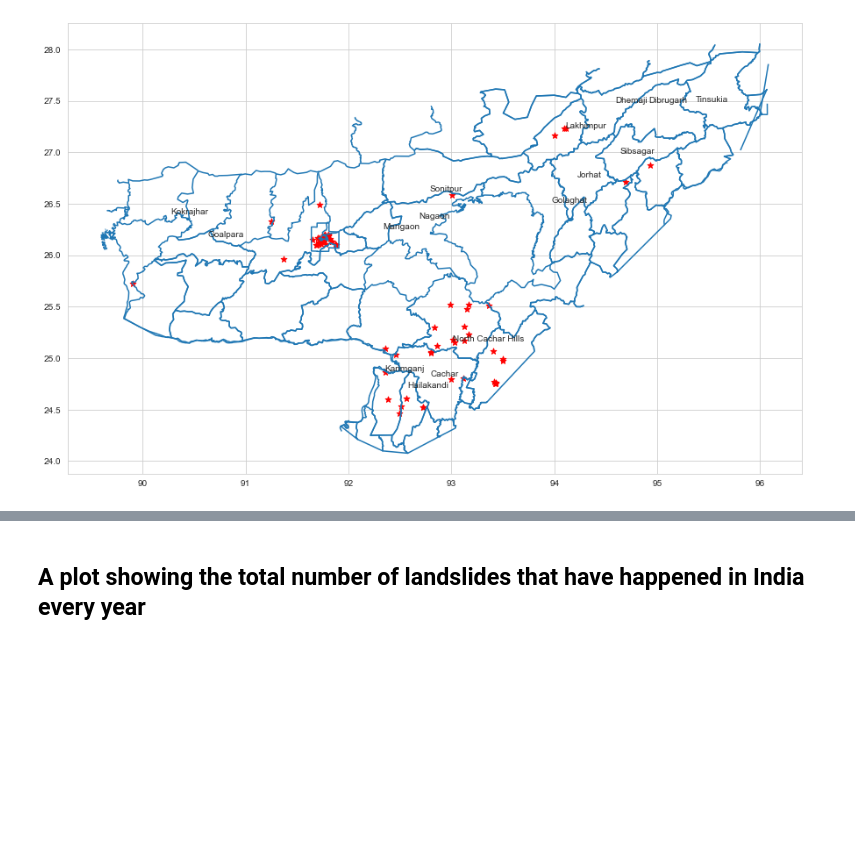
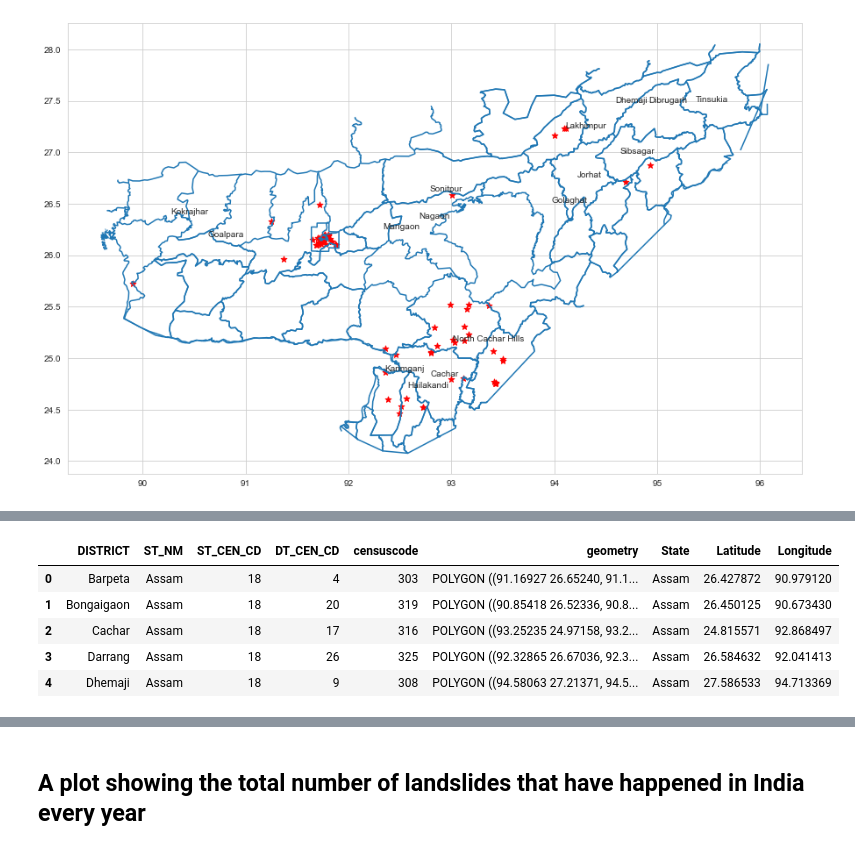
Before and after one commit to rishisinhanj/India-Data-Visualization, a Jupyter notebook: New Landslide.ipynb, the cells around one changed output, grey strips where cells are left out. Cells and saved outputs as stored; diff of their text form; code cells hidden in the pictures; blank space fills up the shorter version.

```diff
--- a/New Landslide.ipynb
+++ b/New Landslide.ipynb
@@ -286,0 +328,10 @@ plt.show()
+# %%
+merged_dis.reset_index(level=0, inplace=True)
+merged_dis.head()
+# %% [output]
+|  | DISTRICT | ST_NM | ST_CEN_CD | DT_CEN_CD | censuscode | geometry | State | Latitude | Longitude |
+| 0 | Barpeta | Assam | 18 | 4 | 303 | POLYGON ((91.16927 26.65240, 91.1... | Assam | 26.427872 | 90.979120 |
+| 1 | Bongaigaon | Assam | 18 | 20 | 319 | POLYGON ((90.85418 26.52336, 90.8... | Assam | 26.450125 | 90.673430 |
+| 2 | Cachar | Assam | 18 | 17 | 316 | POLYGON ((93.25235 24.97158, 93.2... | Assam | 24.815571 | 92.868497 |
+| 3 | Darrang | Assam | 18 | 26 | 325 | POLYGON ((92.32865 26.67036, 92.3... | Assam | 26.584632 | 92.041413 |
+| 4 | Dhemaji | Assam | 18 | 9 | 308 | POLYGON ((94.58063 27.21371, 94.5... | Assam | 27.586533 | 94.713369 |
```
Also changed, not shown: parts of 8 cells of this notebook, 2 other files.
